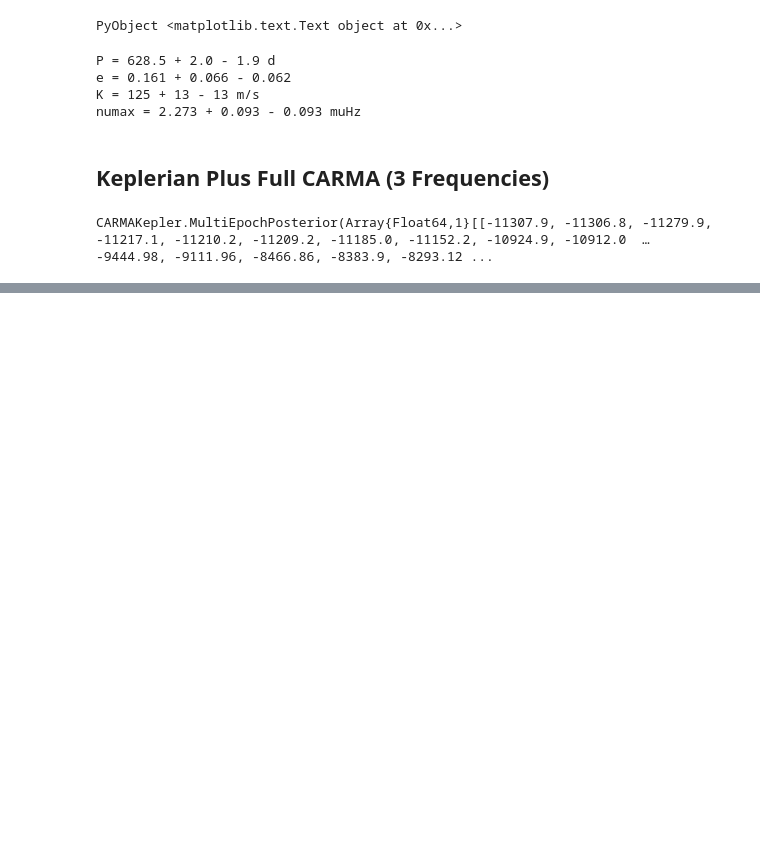
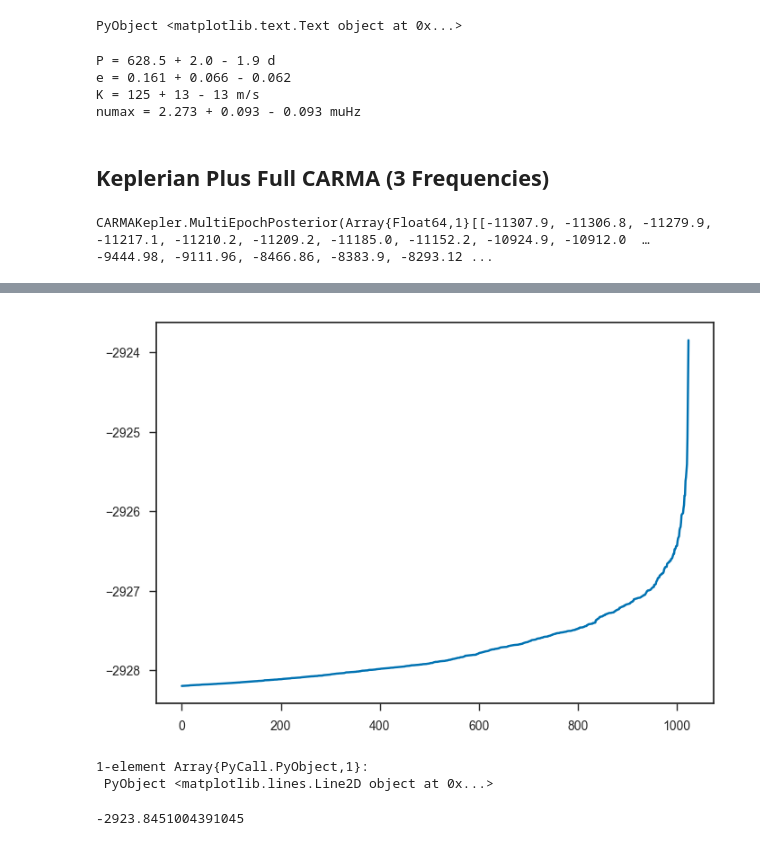
Before and after one commit to farr/Aldebaran, a Jupyter notebook: notebooks/LargeSpacing.ipynb, the cells around one changed output, grey strips where cells are left out. Drawn from its saved outputs; the diff is of its cells as text; code cells hidden in the pictures; blank space fills up the shorter version.

Commit message:
Completed 3-mode CARMA run.

```diff
--- a/notebooks/LargeSpacing.ipynb
+++ b/notebooks/LargeSpacing.ipynb
@@ -1473,3 +1473,7 @@ numax = 2.273 + 0.093 - 0.093 muHz
 post3 = CARMAKepler.MultiEpochPosterior(ts, ys, dys, 600.0, 700.0, 1, 3, 1.0/(2*T), 0.05*muHz, 0.1*muHz, 10*muHz, 1000.0)
 # %% [output]
 CARMAKepler.MultiEpochPosterior(Array{Float64,1}[[-11307.9, -11306.8, -11279.9, -11217.1, -11210.2, -11209.2, -11185.0, -11152.2, -10924.9, -10912.0  …  -9444.98, -9111.96, -8466.86, -8383.9, -8293.12 ...
+# %%
+ns3 = h5open("/tmp/ns3.ckpt", "r") do f
+    EnsembleNest.NestState(f, logp=(x->CARMAKepler.log_prior(post3, x)), logl=(x->CARMAKepler.log_likelihood(post3,x)))
+end;
@@ -1475,0 +1504,10 @@ CARMAKepler.MultiEpochPosterior(Array{Float64,1}[[-11307.9, -11306.8, -11279.9,
+# %%
+plot(sort(ns3.livelogls))
+# %% [output]
+[figure, added]
+1-element Array{PyCall.PyObject,1}:
+ PyObject <matplotlib.lines.Line2D object at 0x...>
+# %%
+maximum(ns3.livelogls)
+# %% [output]
+-2923.8451004391045
```
Also changed, not shown: parts of 9 cells of this notebook, 1 other file.
